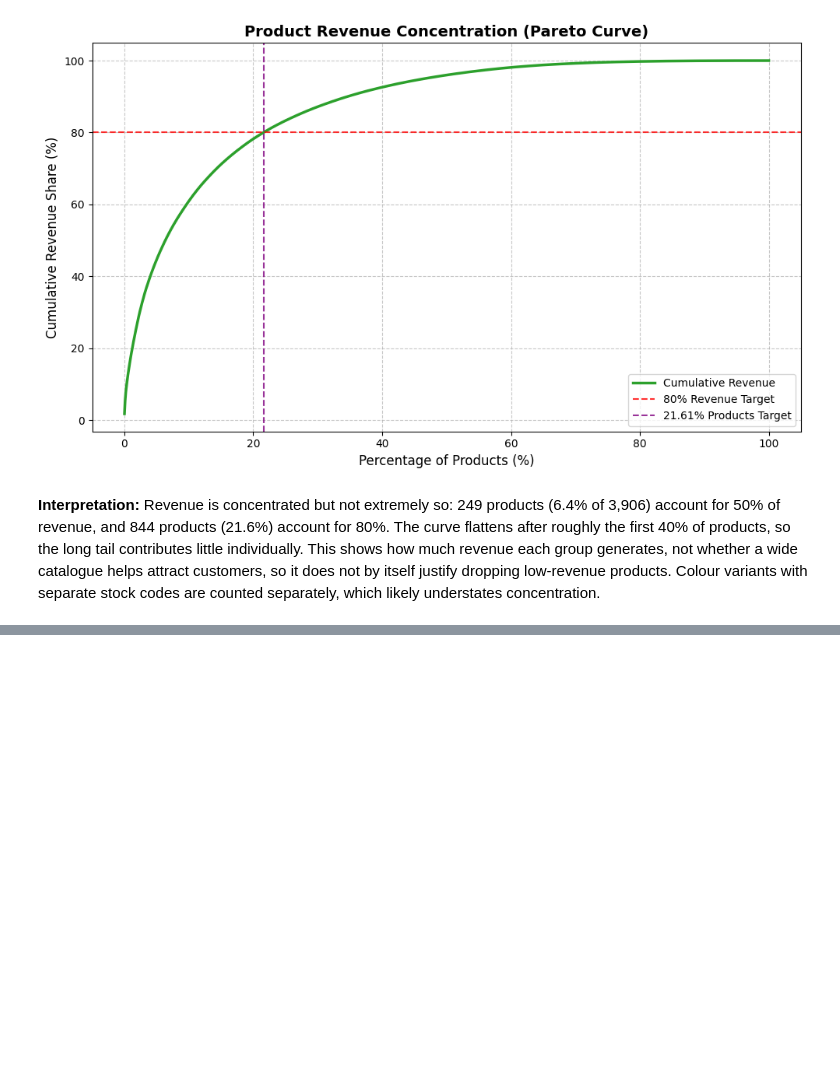
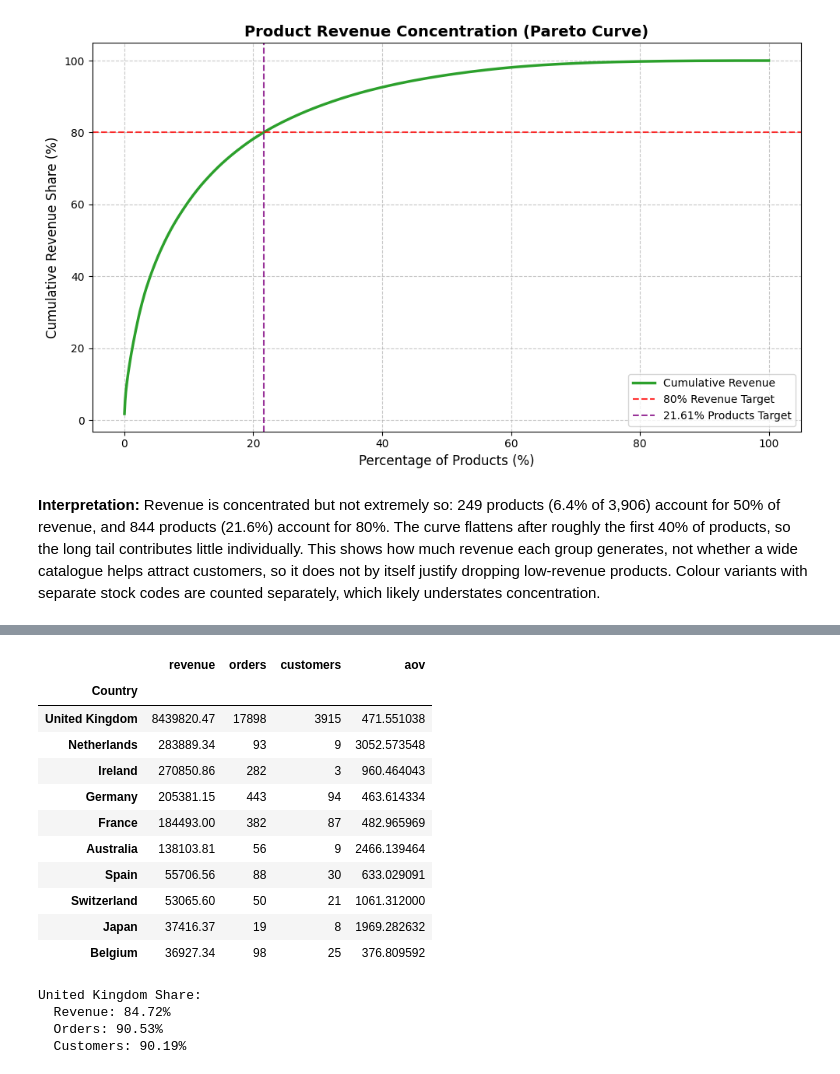
Before and after one commit to MahdiYaqobi/online-retail-data-cleaning, a Jupyter notebook: notebooks/eda_notebook.ipynb, the cells around one changed output, grey strips where cells are left out. Cells and saved outputs as stored; diff of their text form; code cells hidden in the pictures; blank space fills up the shorter version.

```diff
--- a/notebooks/eda_notebook.ipynb
+++ b/notebooks/eda_notebook.ipynb
@@ -485,0 +494,42 @@ plt.show()
+# %%
+# create country summary
+country_summary = sales_filtered.groupby('Country').agg(
+    revenue=('TotalPrice', 'sum'),
+    orders=('InvoiceNo', 'nunique'),
+    customers=('CustomerID', 'nunique')
+)
+# calculate AOV
+country_summary['aov']= country_summary['revenue'] / country_summary['orders']
+
+# sort by revenue descending
+country_summary = country_summary.sort_values(by= 'revenue', ascending=False)
+
+country_summary.head(10)
+# %% [output]
+|  | revenue | orders | customers | aov |
+| Country |  |  |  |  |
+| United Kingdom | 8439820.47 | 17898 | 3915 | 471.551038 |
+| Netherlands | 283889.34 | 93 | 9 | 3052.573548 |
+| Ireland | 270850.86 | 282 | 3 | 960.464043 |
+| Germany | 205381.15 | 443 | 94 | 463.614334 |
+| France | 184493.00 | 382 | 87 | 482.965969 |
+| Australia | 138103.81 | 56 | 9 | 2466.139464 |
+| Spain | 55706.56 | 88 | 30 | 633.029091 |
+| Switzerland | 53065.60 | 50 | 21 | 1061.312000 |
+| Japan | 37416.37 | 19 | 8 | 1969.282632 |
+| Belgium | 36927.34 | 98 | 25 | 376.809592 |
+# %%
+# calculate UK share
+uk_revenue = country_summary.loc['United Kingdom', 'revenue'] / country_summary['revenue'].sum()
+uk_orders = country_summary.loc['United Kingdom', 'orders'] / country_summary['orders'].sum()
+uk_customer = country_summary.loc['United Kingdom', 'customers'] / country_summary['customers'].sum()
+
+print(f"\nUnited Kingdom Share:")
+print(f"  Revenue: {uk_revenue:.2%}")
+print(f"  Orders: {uk_orders:.2%}")
+print(f"  Customers: {uk_customer:.2%}")
+# %% [output]
+United Kingdom Share:
+  Revenue: 84.72%
+  Orders: 90.53%
+  Customers: 90.19%
```
Also changed, not shown: parts of 5 cells of this notebook.
